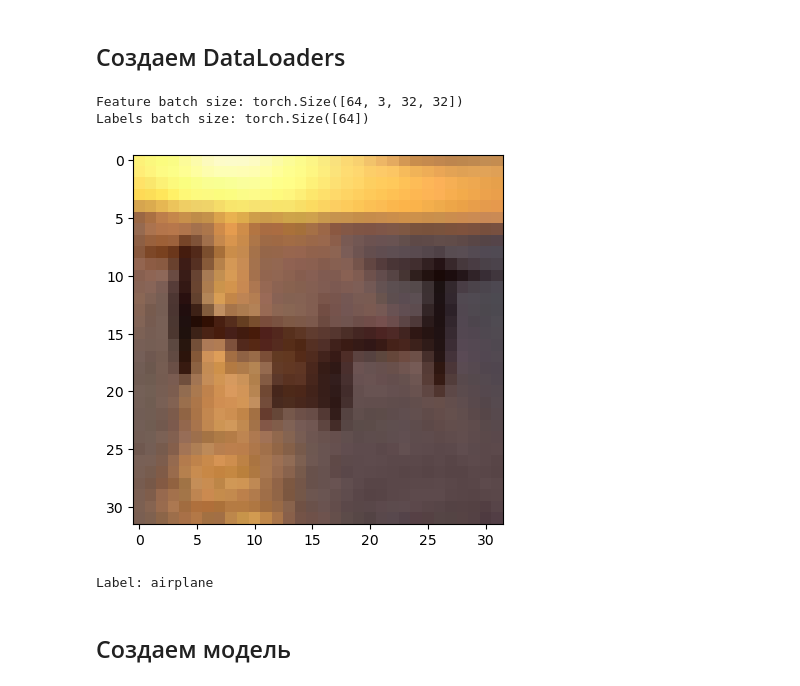
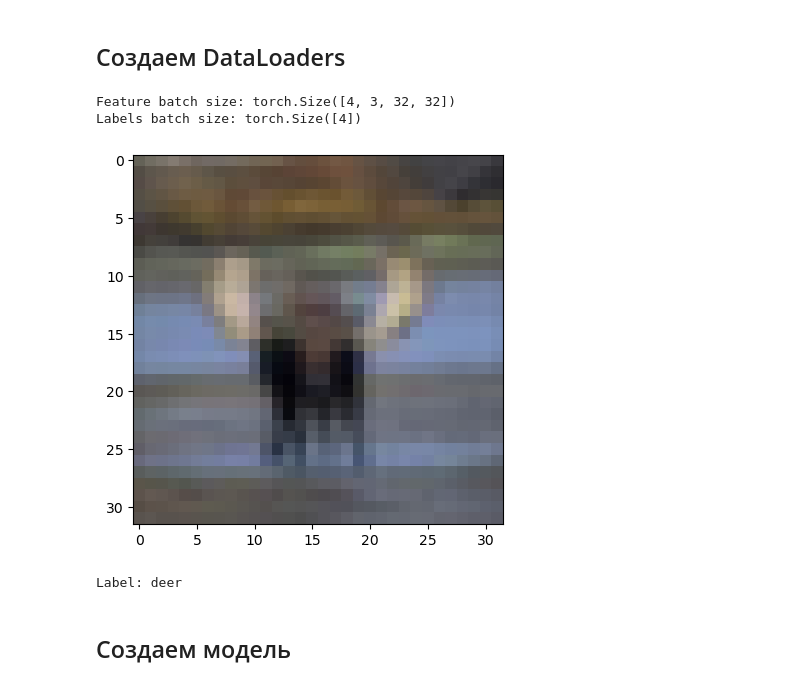
Before and after one commit to Senox55/CIFAR10-ml, a Jupyter notebook: Cifar-10.ipynb, the cells around one changed output. Cells and saved outputs as stored; diff of their text form; code cells hidden in the pictures.

Commit message:
optimize model(best: test acc ~ 65, test loss ~1.15)

```diff
--- a/Cifar-10.ipynb
+++ b/Cifar-10.ipynb
@@ -60,24 +60,24 @@ plt.show()
 # %% [markdown]
 ## Создаем DataLoaders
 # %%
-train_dataloader = DataLoader(train_dataset, batch_size=64, shuffle=True)
-test_dataloader = DataLoader(test_dataset, batch_size=64, shuffle=True)
+train_dataloader = DataLoader(train_dataset, batch_size=4, shuffle=True)
+test_dataloader = DataLoader(test_dataset, batch_size=4, shuffle=True)
 
 # display random image with label
 train_features, train_labels = next(iter(train_dataloader))
 print(f"Feature batch size: {train_features.size()}")
 print(f"Labels batch size: {train_labels.size()}")
 img = train_features[0].squeeze().permute(1, 2, 0)
 img = img / 2 + 0.5 # unnomalize
 label = train_labels[0].item()
 plt.imshow(img)
 plt.show()
 print(f"Label: {label_map[label]}")
 # %% [output]
-Feature batch size: torch.Size([64, 3, 32, 32])
-Labels batch size: torch.Size([64])
+Feature batch size: torch.Size([4, 3, 32, 32])
+Labels batch size: torch.Size([4])
-[figure, old version]
+[figure, new version]
-Label: airplane
+Label: deer
 # %% [markdown]
 ## Создаем модель
 # %%
```
Also changed, not shown: parts of 11 cells of this notebook.
